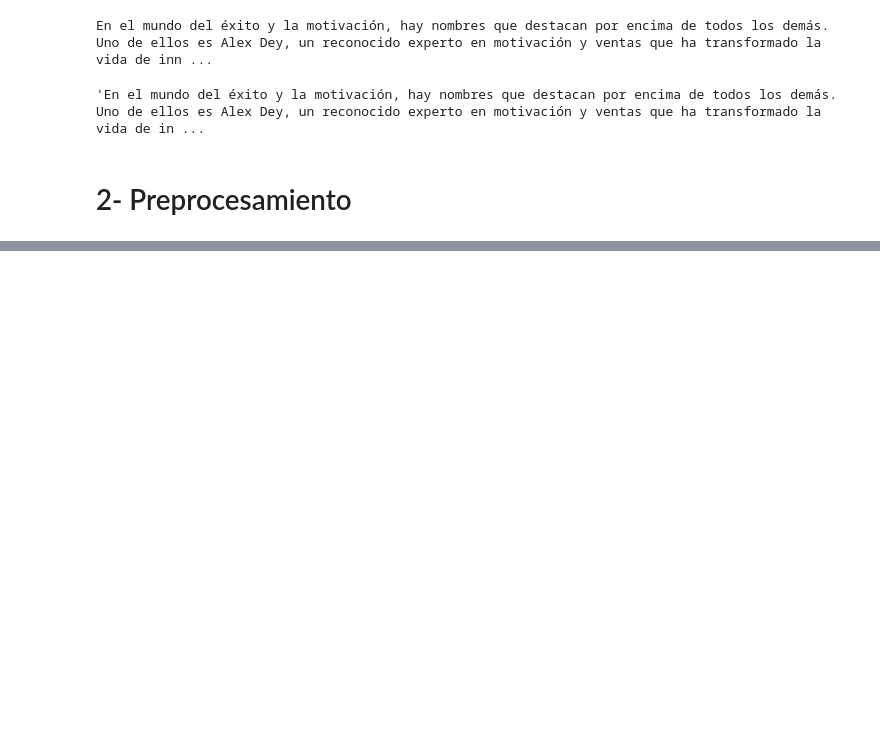
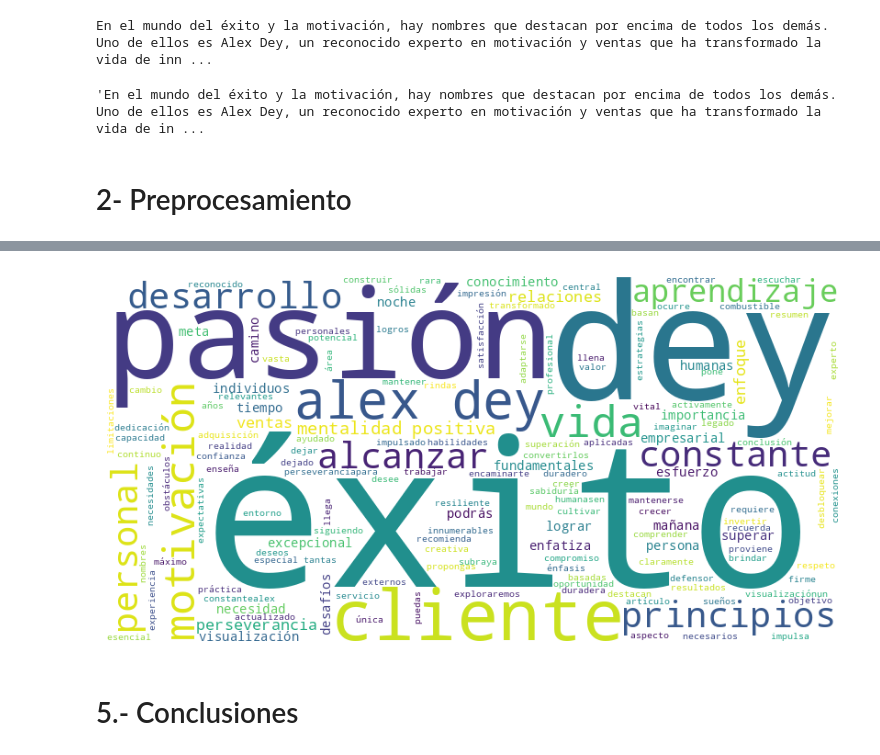
Before and after one commit to Bustagar/PROCESAMIENTO-DE-HABLA, a Jupyter notebook: TP1_Webscrapping.ipynb, the cells around one changed output, grey strips where cells are left out. Drawn from its saved outputs; the diff is of its cells as text; code cells hidden in the pictures; blank space fills up the shorter version.

```diff
--- a/TP1_Webscrapping.ipynb
+++ b/TP1_Webscrapping.ipynb
@@ -82,0 +136,9 @@ coincidencia
+# %%
+# Procesar el texto
+doc = nlp(text_low)
+
+# Filtrar palabras que NO sean stopwords
+filtradas = [token.text for token in doc if not token.is_stop]
+
+# Mostrar las palabras que NO son stopwords
+print("Palabras filtradas:", filtradas)
@@ -82,0 +149,11 @@ coincidencia
+# %%
+from spacy.pipeline import Sentencizer
+if "sentencizer" not in nlp.pipe_names:   # Codigo obtenido de copilot
+    sentencizer = Sentencizer()
+    nlp.add_pipe("sentencizer")
+
+# Convertir la lista de palabras en un texto nuevamente
+texto_filtrado = " ".join(filtradas)  # Unir palabras en un string
+doc = nlp(texto_filtrado)
+oraciones = [s.text for s in doc.sents]
+print('Oraciones encontradas', oraciones)
@@ -82,0 +219,11 @@ coincidencia
+# %%
+from sklearn.feature_extraction.text import TfidfVectorizer
+
+# Crear un vectorizador TF-IDF
+tfidf_vectorizer = TfidfVectorizer()
+
+# Ajustar el vectorizador al oraciones
+tfidf_vectorizer.fit(oraciones)
+
+# Obtener la representación TF-IDF
+tfidf_matrix = tfidf_vectorizer.transform(oraciones)
@@ -82,0 +263,17 @@ coincidencia
+# %%
+# Convertir la lista de oraciones en una única cadena de texto
+texto_wordcloud = " ".join(oraciones)
+
+# Crear un objeto WordCloud
+wordcloud = WordCloud(width=800, height=400, background_color="white").generate(texto_wordcloud)
+# %%
+# mostramos la imagen generada
+plt.figure(figsize=(8, 8), facecolor=None)
+plt.imshow(wordcloud)
+plt.axis("off")
+plt.tight_layout(pad=0)
+plt.show()
+# %% [output]
+[figure, added]
+# %% [markdown]
+# 5.- Conclusiones
```
Also changed, not shown: parts of 31 cells of this notebook.
